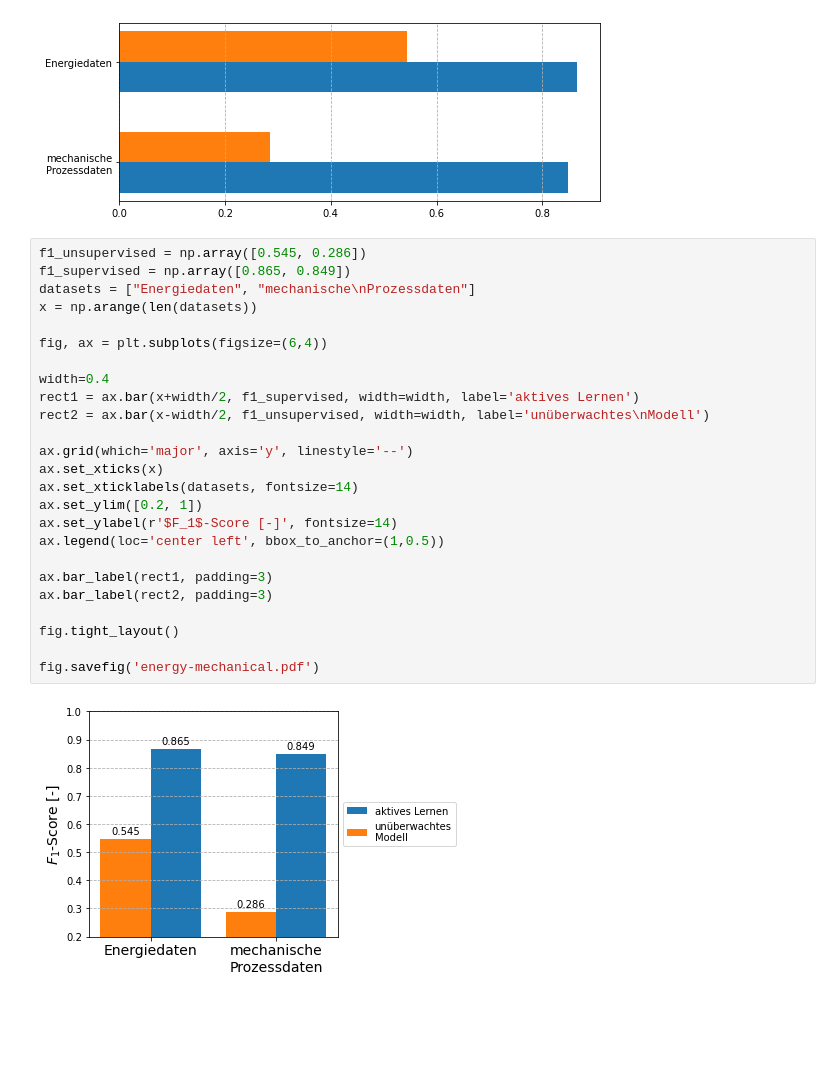
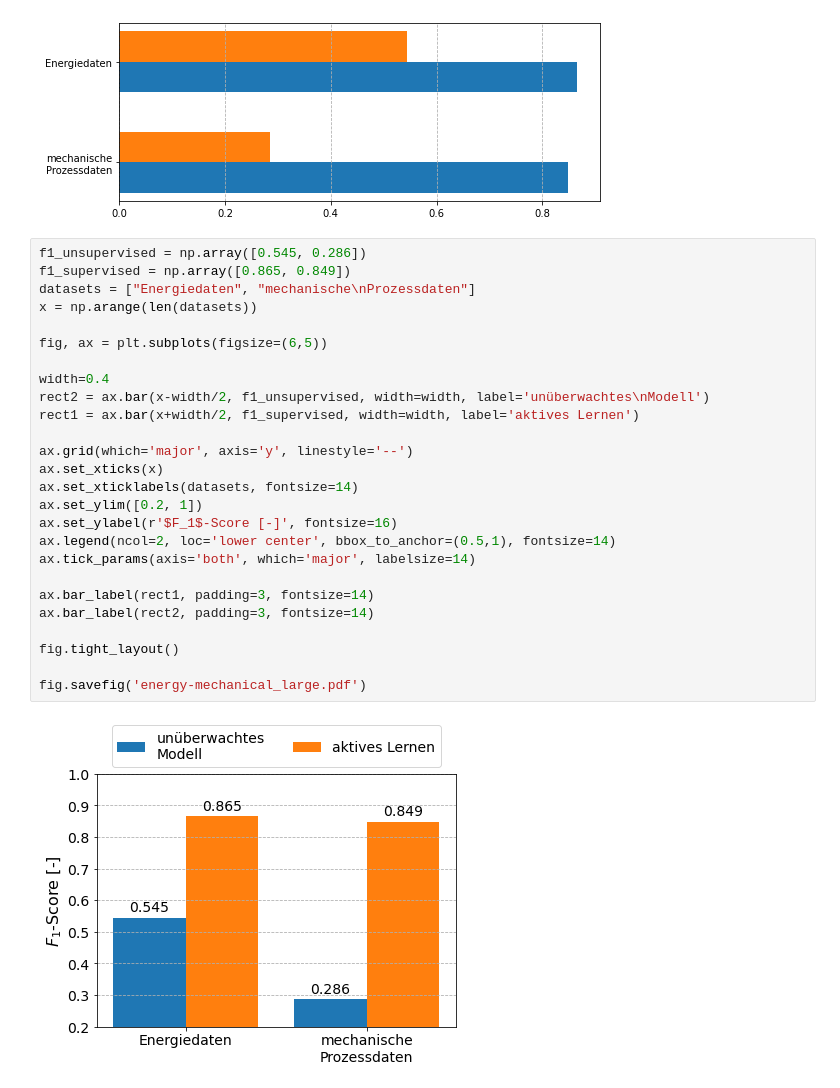
Before and after one commit to dmholtz/deep-anomaly-detection, a Jupyter notebook: figures/energy-mechanical.ipynb, the cells around one changed output. Saved outputs shown, nothing was run; the diff lists cells and outputs as text; blank space fills up the shorter version.

Commit message:
add large figures for ppt

```diff
--- a/figures/energy-mechanical.ipynb
+++ b/figures/energy-mechanical.ipynb
@@ -33,27 +33,28 @@ fig.tight_layout()
 # %%
 f1_unsupervised = np.array([0.545, 0.286])
 f1_supervised = np.array([0.865, 0.849])
 datasets = ["Energiedaten", "mechanische\nProzessdaten"]
 x = np.arange(len(datasets))
 
-fig, ax = plt.subplots(figsize=(6,4))
+fig, ax = plt.subplots(figsize=(6,5))
 
 width=0.4
+rect2 = ax.bar(x-width/2, f1_unsupervised, width=width, label='unüberwachtes\nModell')
 rect1 = ax.bar(x+width/2, f1_supervised, width=width, label='aktives Lernen')
-rect2 = ax.bar(x-width/2, f1_unsupervised, width=width, label='unüberwachtes\nModell')
 
 ax.grid(which='major', axis='y', linestyle='--')
 ax.set_xticks(x)
 ax.set_xticklabels(datasets, fontsize=14)
 ax.set_ylim([0.2, 1])
-ax.set_ylabel(r'$F_1$-Score [-]', fontsize=14)
-ax.legend(loc='center left', bbox_to_anchor=(1,0.5))
+ax.set_ylabel(r'$F_1$-Score [-]', fontsize=16)
+ax.legend(ncol=2, loc='lower center', bbox_to_anchor=(0.5,1), fontsize=14)
+ax.tick_params(axis='both', which='major', labelsize=14)
 
-ax.bar_label(rect1, padding=3)
-ax.bar_label(rect2, padding=3)
+ax.bar_label(rect1, padding=3, fontsize=14)
+ax.bar_label(rect2, padding=3, fontsize=14)
 
 fig.tight_layout()
 
-fig.savefig('energy-mechanical.pdf')
+fig.savefig('energy-mechanical_large.pdf')
 # %% [output]
-[figure, old version]
+[figure, new version]
```
Also changed, not shown: 11 other files.
